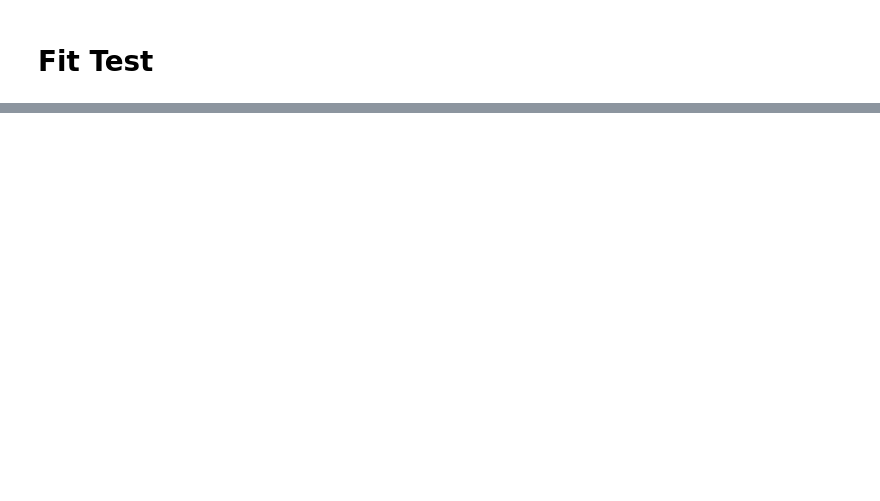
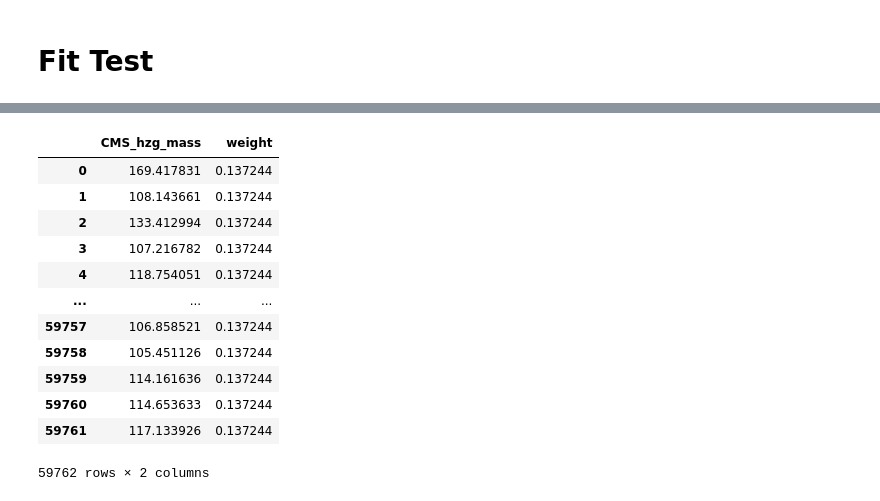
Before and after one commit to zebingwang/flashggFinalFit, a Jupyter notebook: ZGCoreShape/CreatCoreFunction.ipynb, the cells around one changed output, grey strips where cells are left out. Saved outputs shown, nothing was run; the diff lists cells and outputs as text; code cells hidden in the pictures; blank space fills up the shorter version.

```diff
--- a/ZGCoreShape/CreatCoreFunction.ipynb
+++ b/ZGCoreShape/CreatCoreFunction.ipynb
@@ -472,0 +250,16 @@ NameError: name 'rt' is not defined
+# %%
+data_ANF_array["ZG_NAF_cat3"]
+# %% [output]
+|  | CMS_hzg_mass | weight |
+| 0 | 169.417831 | 0.137244 |
+| 1 | 108.143661 | 0.137244 |
+| 2 | 133.412994 | 0.137244 |
+| 3 | 107.216782 | 0.137244 |
+| 4 | 118.754051 | 0.137244 |
+| ... | ... | ... |
+| 59757 | 106.858521 | 0.137244 |
+| 59758 | 105.451126 | 0.137244 |
+| 59759 | 114.161636 | 0.137244 |
+| 59760 | 114.653633 | 0.137244 |
+| 59761 | 117.133926 | 0.137244 |
+59762 rows × 2 columns
```
Also changed, not shown: parts of 39 cells of this notebook, 22 other files.
